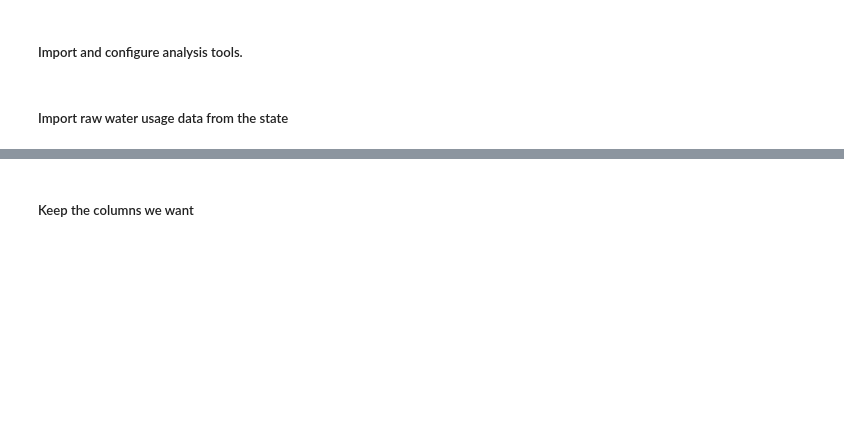
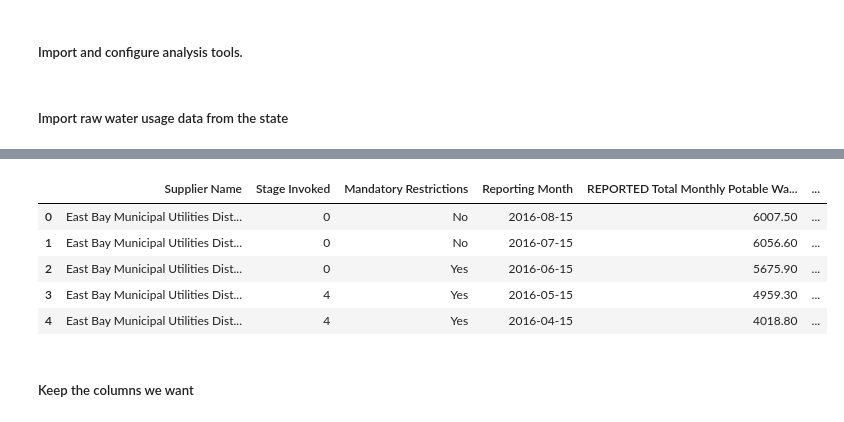
Before and after one commit to swkasica/california-ccscore-analysis, a Jupyter notebook: analysis.ipynb, the cells around one changed output, grey strips where cells are left out. Saved outputs shown, nothing was run; the diff lists cells and outputs as text; code cells hidden in the pictures; blank space fills up the shorter version.

```diff
--- a/analysis.ipynb
+++ b/analysis.ipynb
@@ -43,3 +69,13 @@ SUPPLIER_TABLE = pd.read_excel(supplier_path)
+# %%
+# Added by Steve
+SUPPLIER_TABLE.head()
+# %% [output]
+|  | Supplier Name | Stage Invoked | Mandatory Restrictions | Reporting Month | REPORTED Total Monthly Potable Wa... | ... |
+| 0 | East Bay Municipal Utilities Dist... | 0 | No | 2016-08-15 | 6007.50 | ... |
+| 1 | East Bay Municipal Utilities Dist... | 0 | No | 2016-07-15 | 6056.60 | ... |
+| 2 | East Bay Municipal Utilities Dist... | 0 | Yes | 2016-06-15 | 5675.90 | ... |
+| 3 | East Bay Municipal Utilities Dist... | 4 | Yes | 2016-05-15 | 4959.30 | ... |
+| 4 | East Bay Municipal Utilities Dist... | 4 | Yes | 2016-04-15 | 4018.80 | ... |
 # %% [markdown]
 ##### Keep the columns we want
 # %%
```
Also changed, not shown: parts of 11 cells of this notebook, 1 other file.
